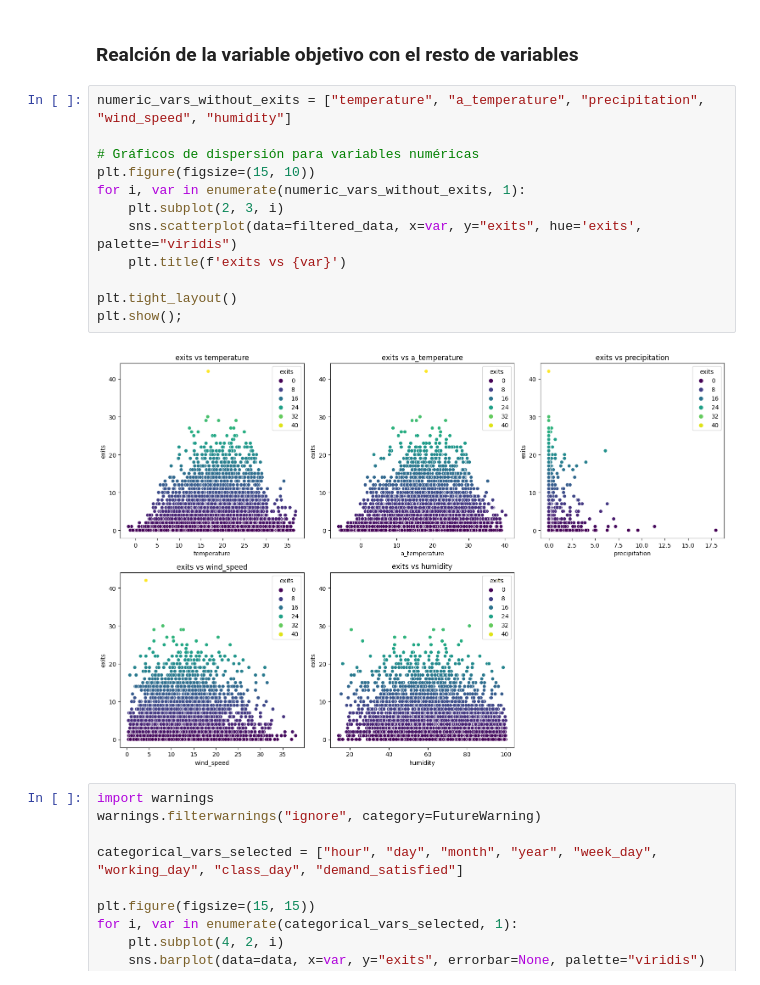
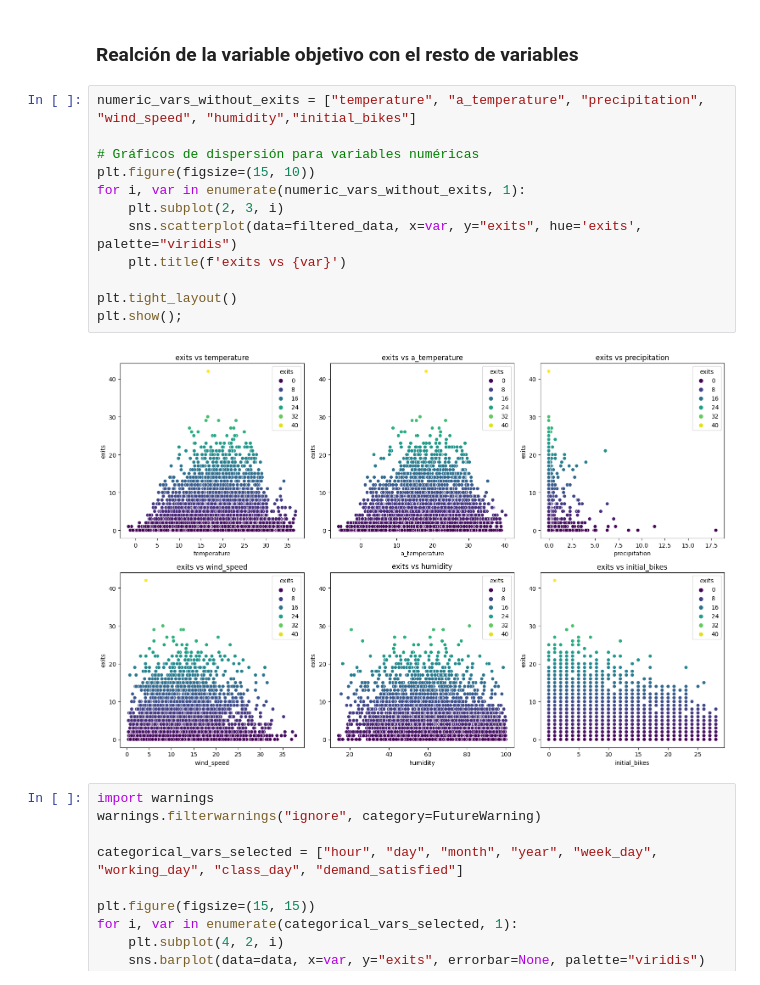
Before and after one commit to nicollorens12/BicingEstimator, a Jupyter notebook: notebook.ipynb, the cells around one changed output. Saved outputs shown, nothing was run; the diff lists cells and outputs as text.

```diff
--- a/notebook.ipynb
+++ b/notebook.ipynb
@@ -174,19 +175,19 @@ plt.show();
 # %% [markdown]
 ### **Realción de la variable objetivo con el resto de variables**
 # %%
-numeric_vars_without_exits = ["temperature", "a_temperature", "precipitation", "wind_speed", "humidity"]
+numeric_vars_without_exits = ["temperature", "a_temperature", "precipitation", "wind_speed", "humidity","initial_bikes"]
 
 # Gráficos de dispersión para variables numéricas
 plt.figure(figsize=(15, 10))
 for i, var in enumerate(numeric_vars_without_exits, 1):
     plt.subplot(2, 3, i)
     sns.scatterplot(data=filtered_data, x=var, y="exits", hue='exits', palette="viridis")
     plt.title(f'exits vs {var}')
 
 plt.tight_layout()
 plt.show();
 # %% [output]
-[figure, old version]
+[figure, new version]
 # %%
 import warnings
 warnings.filterwarnings("ignore", category=FutureWarning)
```
Also changed, not shown: parts of 19 cells of this notebook.
